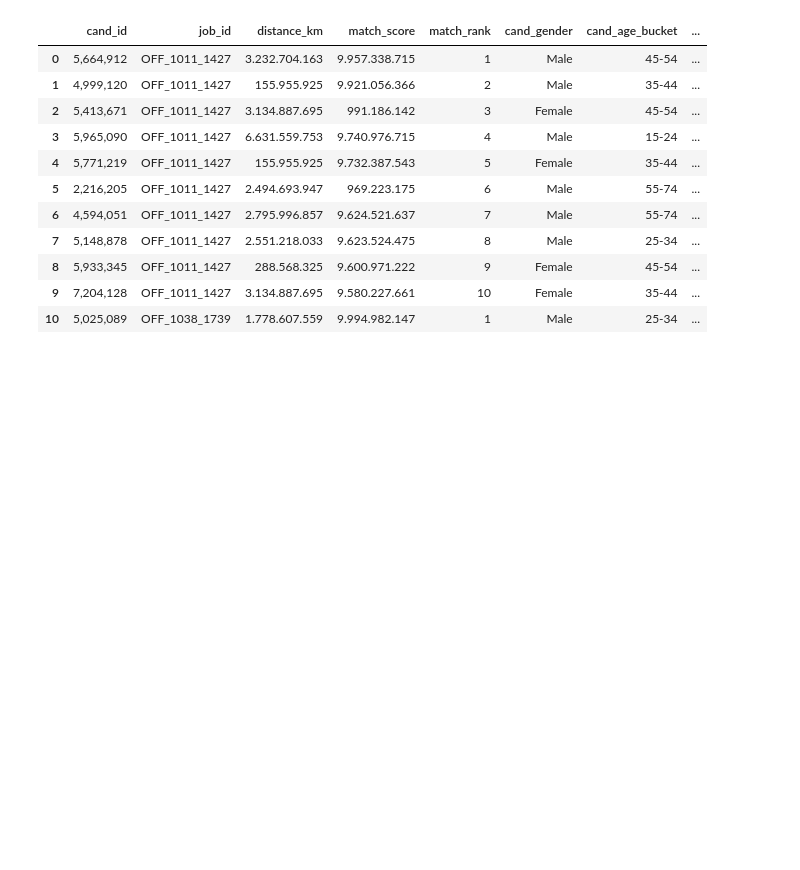
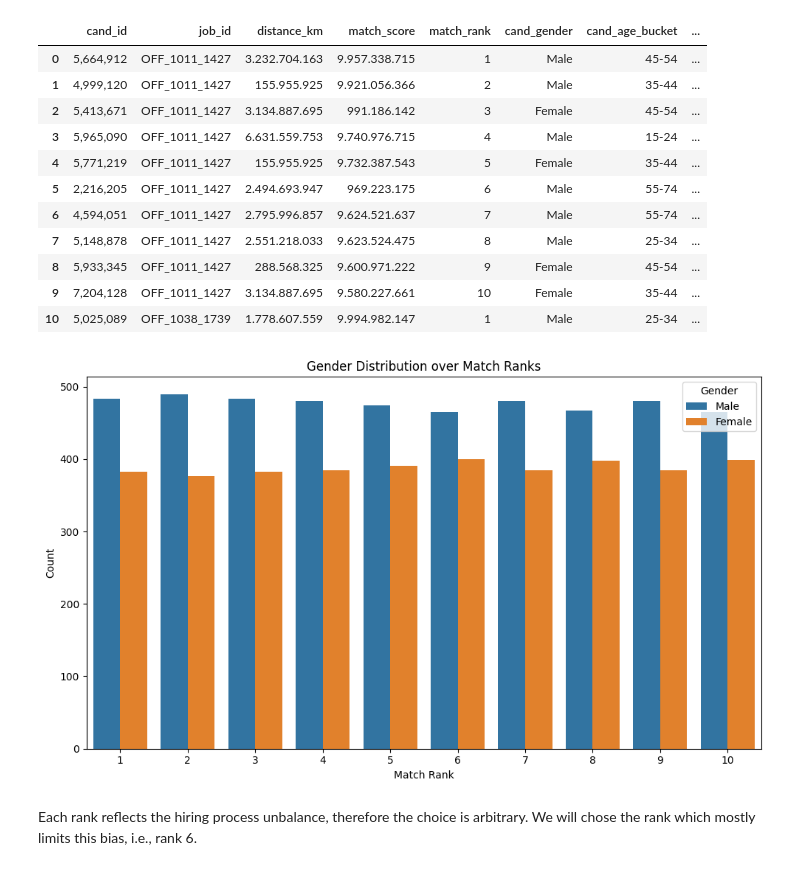
Before and after one commit to kor80/Fair-Candidate-Screening-System, a Jupyter notebook: main.ipynb, the cells around one changed output. Drawn from its saved outputs; the diff is of its cells as text; code cells hidden in the pictures; blank space fills up the shorter version.

```diff
--- a/main.ipynb
+++ b/main.ipynb
@@ -30,3 +39,16 @@ df.head(11)
 | 8 | 5,933,345 | OFF_1011_1427 | 288.568.325 | 9.600.971.222 | 9 | Female | 45-54 | ... |
 | 9 | 7,204,128 | OFF_1011_1427 | 3.134.887.695 | 9.580.227.661 | 10 | Female | 35-44 | ... |
 | 10 | 5,025,089 | OFF_1038_1739 | 1.778.607.559 | 9.994.982.147 | 1 | Male | 25-34 | ... |
+# %%
+plt.figure(figsize=(10, 6))
+sns.countplot(data=df, x='match_rank', hue='cand_gender', order=range(1, 11))
+plt.title('Gender Distribution over Match Ranks')
+plt.xlabel('Match Rank')
+plt.ylabel('Count')
+plt.legend(title='Gender')
+plt.tight_layout()
+plt.show()
+# %% [output]
+[figure, added]
+# %% [markdown]
+Each rank reflects the hiring process unbalance, therefore the choice is arbitrary. We will chose the rank which mostly limits this bias, i.e., rank 6.
```
Also changed, not shown: parts of 37 cells of this notebook.
